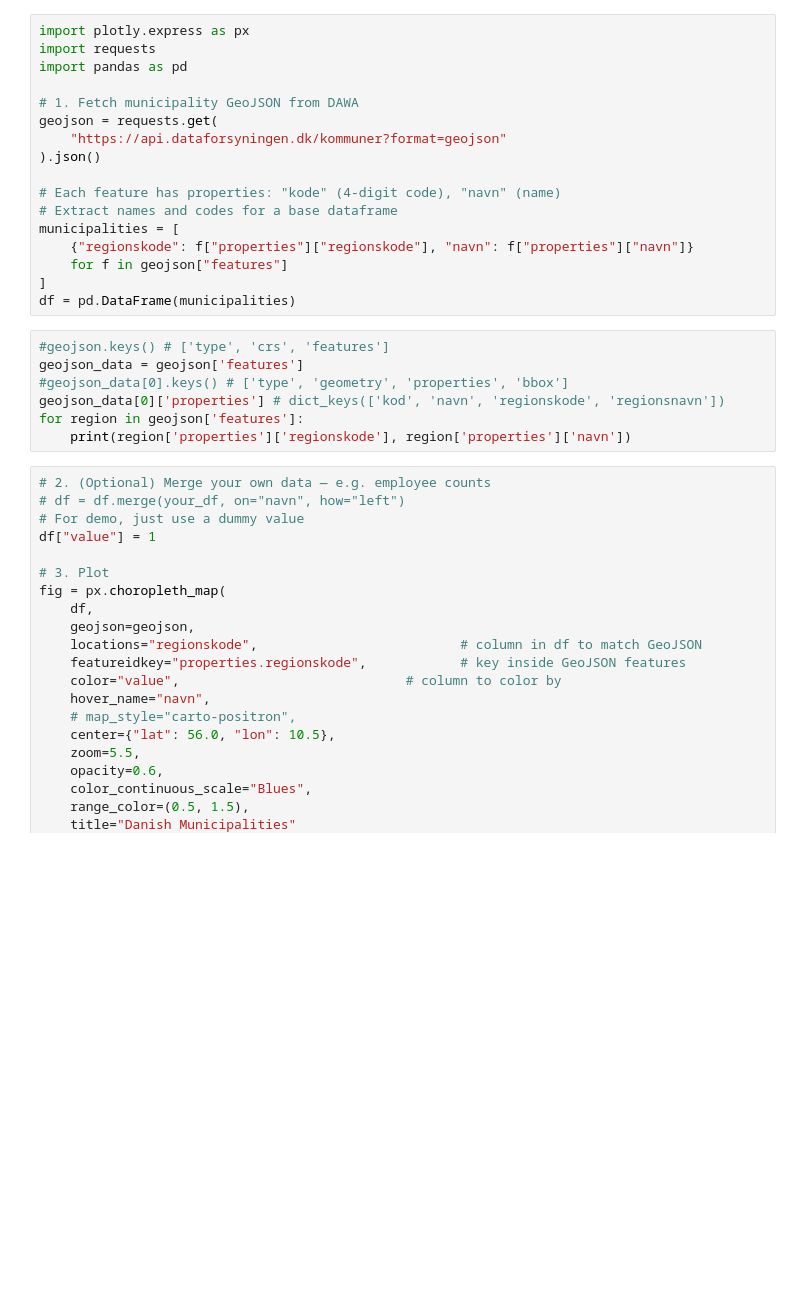
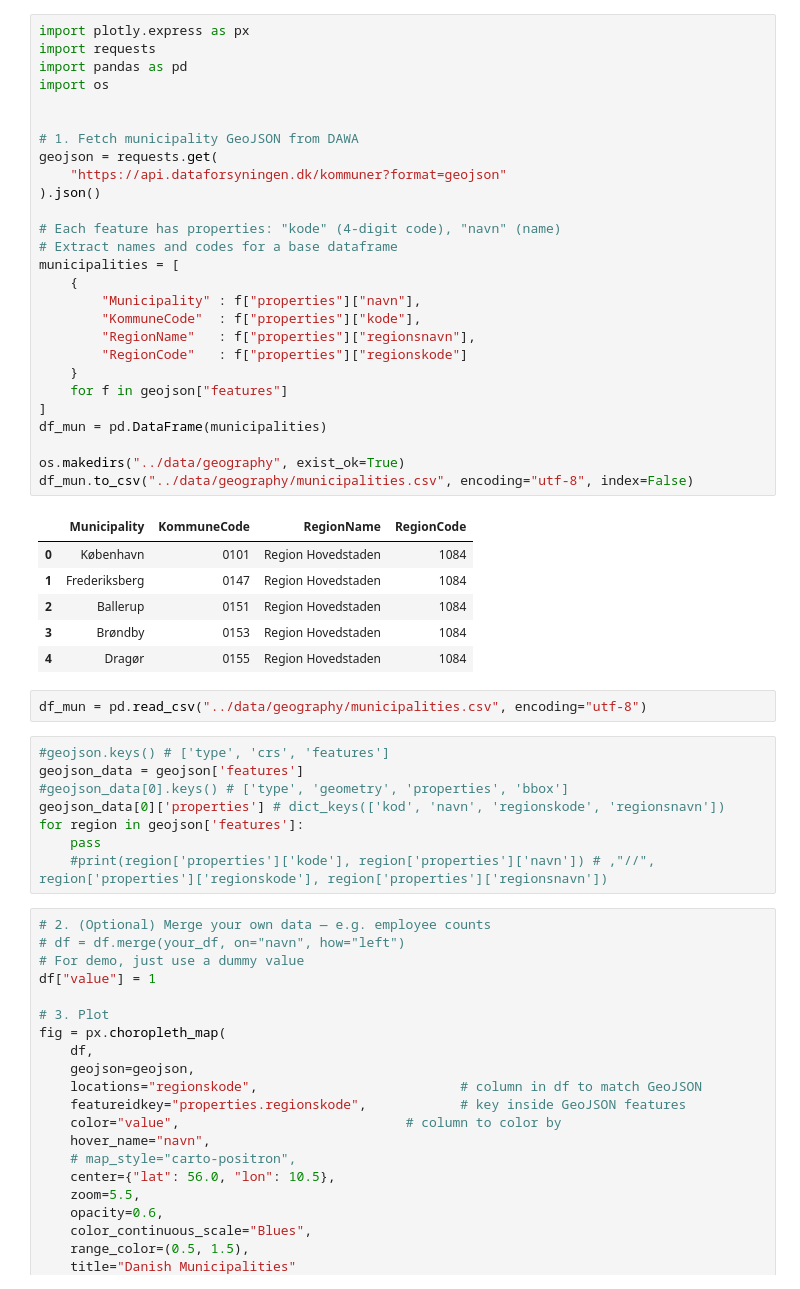
Before and after one commit to AndreaDePascale/SocialDataFinalProject, a Jupyter notebook: notebooks/maps.ipynb, the cells around one changed output. Drawn from its saved outputs; the diff is of its cells as text; blank space fills up the shorter version.

```diff
--- a/notebooks/maps.ipynb
+++ b/notebooks/maps.ipynb
@@ -1,27 +1,47 @@
 # %%
 import plotly.express as px
 import requests
 import pandas as pd
+import os
+
 
 # 1. Fetch municipality GeoJSON from DAWA
 geojson = requests.get(
     "https://api.dataforsyningen.dk/kommuner?format=geojson"
 ).json()
 
 # Each feature has properties: "kode" (4-digit code), "navn" (name)
 # Extract names and codes for a base dataframe
 municipalities = [
-    {"regionskode": f["properties"]["regionskode"], "navn": f["properties"]["navn"]}
+    {
+        "Municipality" : f["properties"]["navn"],
+        "KommuneCode"  : f["properties"]["kode"],
+        "RegionName"   : f["properties"]["regionsnavn"],
+        "RegionCode"   : f["properties"]["regionskode"]
+    }
     for f in geojson["features"]
 ]
-df = pd.DataFrame(municipalities)
+df_mun = pd.DataFrame(municipalities)
+
+os.makedirs("../data/geography", exist_ok=True)
+df_mun.to_csv("../data/geography/municipalities.csv", encoding="utf-8", index=False)
+# %% [output]
+|  | Municipality | KommuneCode | RegionName | RegionCode |
+| 0 | København | 0101 | Region Hovedstaden | 1084 |
+| 1 | Frederiksberg | 0147 | Region Hovedstaden | 1084 |
+| 2 | Ballerup | 0151 | Region Hovedstaden | 1084 |
+| 3 | Brøndby | 0153 | Region Hovedstaden | 1084 |
+| 4 | Dragør | 0155 | Region Hovedstaden | 1084 |
+# %%
+df_mun = pd.read_csv("../data/geography/municipalities.csv", encoding="utf-8")
 # %%
 #geojson.keys() # ['type', 'crs', 'features']
 geojson_data = geojson['features']
 #geojson_data[0].keys() # ['type', 'geometry', 'properties', 'bbox']
 geojson_data[0]['properties'] # dict_keys(['kod', 'navn', 'regionskode', 'regionsnavn'])
 for region in geojson['features']:
-    print(region['properties']['regionskode'], region['properties']['navn'])
+    pass
+    #print(region['properties']['kode'], region['properties']['navn']) # ,"//", region['properties']['regionskode'], region['properties']['regionsnavn'])
 # %%
 # 2. (Optional) Merge your own data — e.g. employee counts
 # df = df.merge(your_df, on="navn", how="left")
```
Also changed, not shown: parts of 8 cells of this notebook, 27 other files.
